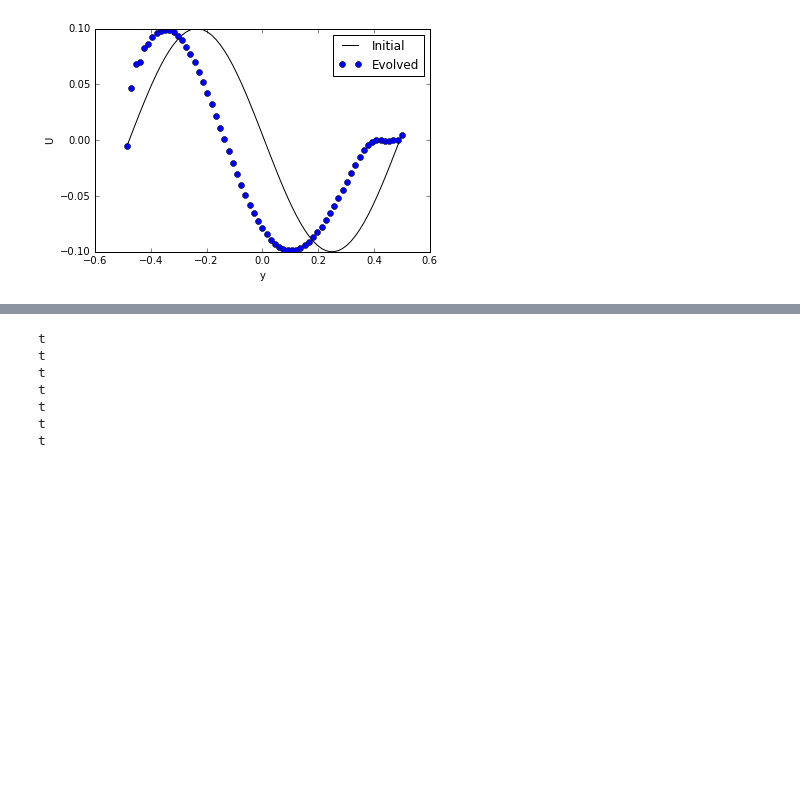
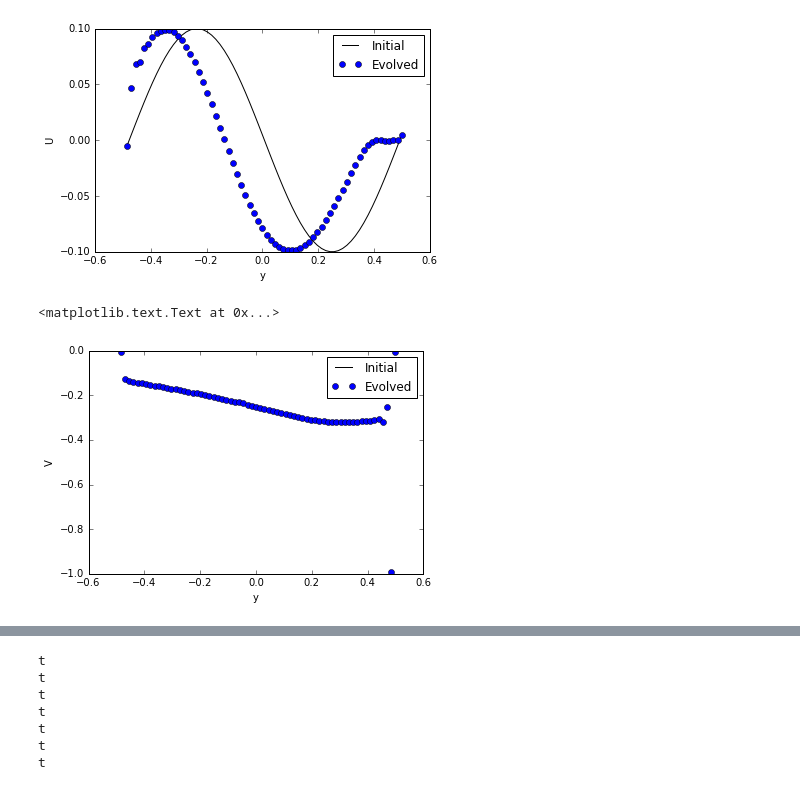
Before and after one commit to DSeligman/MAELSTROM2D, a Jupyter notebook: 1dSHEARFLOW_plots.ipynb, the cells around one changed output, grey strips where cells are left out. Cells and saved outputs as stored; diff of their text form; code cells hidden in the pictures; blank space fills up the shorter version.

```diff
--- a/1dSHEARFLOW_plots.ipynb
+++ b/1dSHEARFLOW_plots.ipynb
@@ -175,5 +175,16 @@ ylabel('U')
 # %% [output]
 <matplotlib.text.Text at 0x...>
 [figure]
+# %%
+plot(xl,vyo0.T[:,nx/2],'k',label='Initial')
+plot(xl[::1],vyo.T[::1,nx/2],'bo',label = 'Evolved')
+#plot(xl,dno0.T[:,nx/2],'k',label='Initial')
+#plot(xl[::3],dno.T[::3,nx/2],'bo',label = 'Evolved')
+legend()
+xlabel('y')
+ylabel('V')
+# %% [output]
+<matplotlib.text.Text at 0x...>
+[figure, added]
 # %%
 plot(xl,dno0.T[:,nx/2],'k',label='Initial')
```
Also changed, not shown: parts of 4 cells of this notebook, 19 other files.
